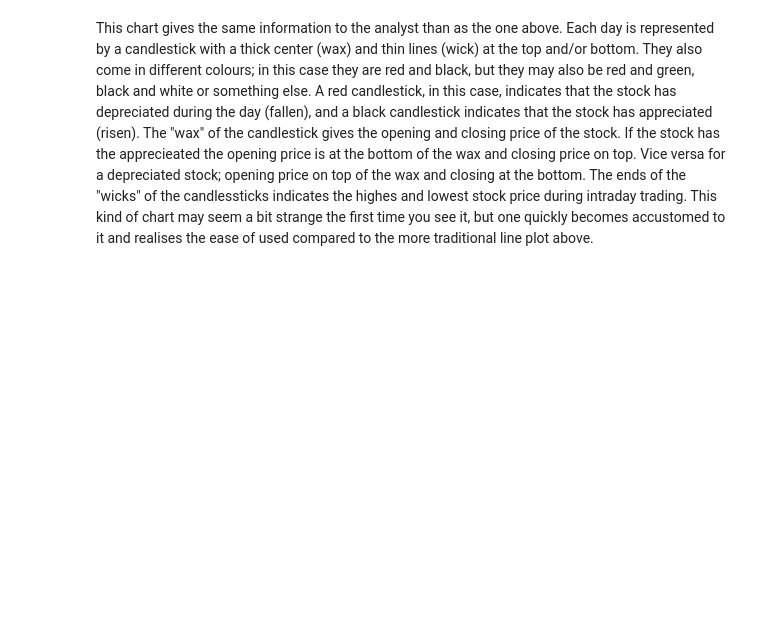
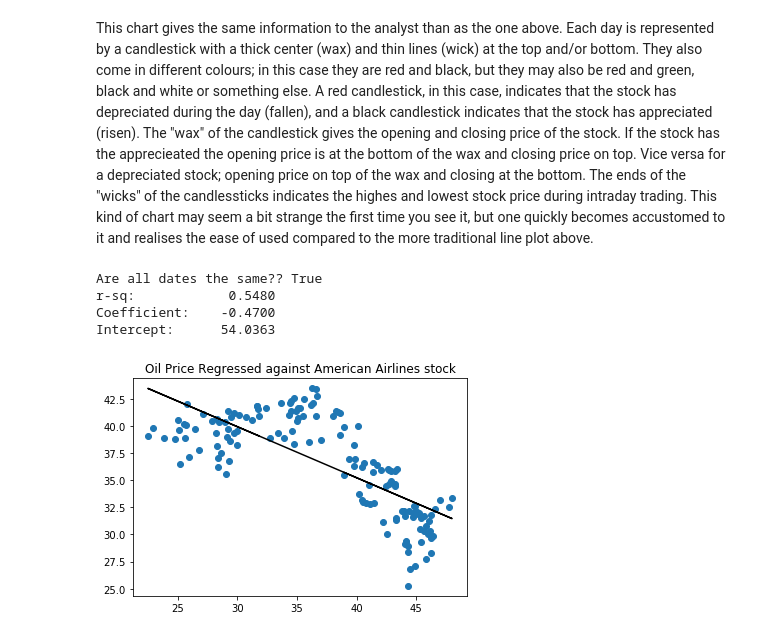
Before and after one commit to gregwinther/Python-in-Finance-and-Economics, a Jupyter notebook: Forecasting/Pandas.ipynb, the cells around one changed output. Saved outputs shown, nothing was run; the diff lists cells and outputs as text; code cells hidden in the pictures; blank space fills up the shorter version.

Commit message:
Implemented rough sketch of linear regression

```diff
--- a/Forecasting/Pandas.ipynb
+++ b/Forecasting/Pandas.ipynb
@@ -207,3 +207,43 @@ plt.show()
 [figure]
 # %% [markdown]
 This chart gives the same information to the analyst than as the one above. Each day is represented by a candlestick with a thick center (wax) and thin lines (wick) at the top and/or bottom. They also come in different colours; in this case they are red and black, but they may also be red and green, black and white or something else. A red candlestick, in this case, indicates that the stock has depreciated during the day (fallen), and a black candlestick indicates that the stock has appreciated (risen). The "wax" of the candlestick gives the opening and closing price of the stock. If the stock has the apprecieated the opening price is at the bottom of the wax and closing price on top. Vice versa for a depreciated stock; opening price on top of the wax and closing at the bottom. The ends of the "wicks" of the candlessticks indicates the highes and lowest stock price during intraday trading. This kind of chart may seem a bit strange the first time you see it, but one quickly becomes accustomed to it and realises the ease of used compared to the more traditional line plot above.
+# %%
+# Importing OPEC oil price with pandas-datareader
+oil_price = web.DataReader("OPEC/ORB", 'quandl', start_date, end_date)
+
+# Importing linear-model from scikit-learn
+from sklearn import linear_model
+
+# Making new Linear_Regression object
+aal_regr = linear_model.LinearRegression()
+
+aal = american_airlines['2016-01-01':'2016-07-30']
+
+# Making sure that the data sets are the same length.
+oil_price = oil_price.loc[aal.index]
+print("Are all dates the same??", all(oil_price.index == aal.index))
+
+# Fitting oil price to American Airline closing price
+aal_regr.fit(oil_price[:][['Value']], aal[:][['Close']])
+
+true_values = aal[:][['Close']]
+fitted_values = aal_regr.predict(oil_price[:][['Value']])
+
+# Explanatory value
+from sklearn.metrics import r2_score
+print("{:14s} {:>8.4f}" .format("r-sq: ", np.float(r2_score(true_values, fitted_values))))
+print("{:14s} {:>8.4f}" .format("Coefficient: ", np.float(aal_regr.coef_)))
+print("{:14s} {:>8.4f}" .format("Intercept: ", np.float(aal_regr.intercept_)))
+
+
+# Plotting
+plt.scatter(oil_price[:][['Value']], aal[:][['Close']])
+plt.plot(oil_price[:]['Value'], fitted_values, color="black")
+plt.title("Oil Price Regressed against American Airlines stock")
+plt.show()
+# %% [output]
+Are all dates the same?? True
+r-sq:            0.5480
+Coefficient:    -0.4700
+Intercept:      54.0363
+[figure, added]
```
Also changed, not shown: parts of 7 cells of this notebook.
